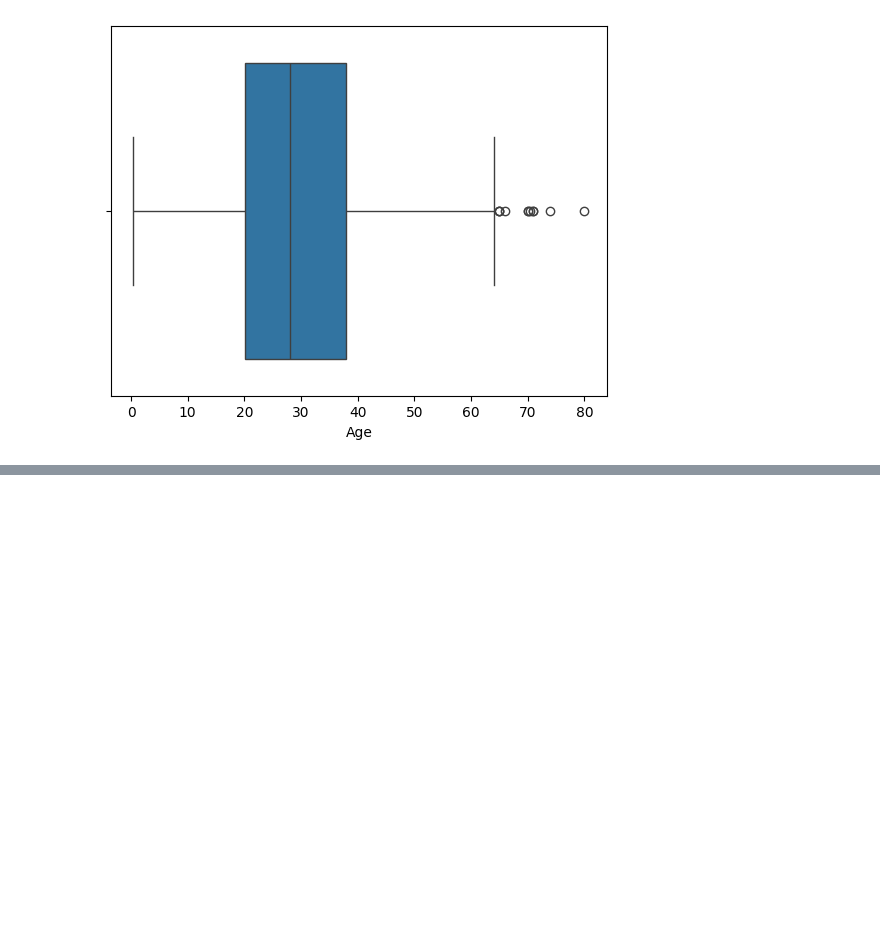
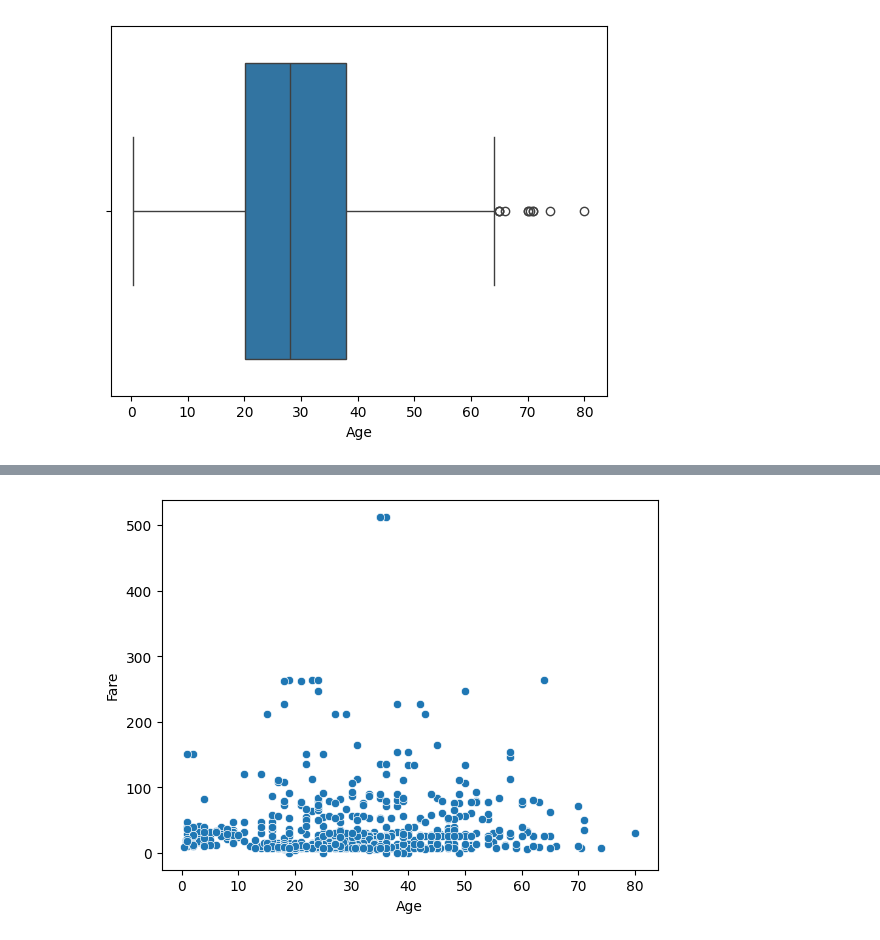
Before and after one commit to Roottoaccess/Semister2_ALL_important_concepts, a Jupyter notebook: AI and ML/data_ingestion.ipynb, the cells around one changed output, grey strips where cells are left out. Cells and saved outputs as stored; diff of their text form; code cells hidden in the pictures; blank space fills up the shorter version.

```diff
--- a/AI and ML/data_ingestion.ipynb
+++ b/AI and ML/data_ingestion.ipynb
@@ -707,0 +765,6 @@ plt.show()
+# %%
+# Bivariate Analysis (Numerical vs numerical)
+sns.scatterplot(x='Age',y='Fare',data=ls)
+plt.show() # When x is incresing then y value is also increasing.......... x and y relation....
+# %% [output]
+[figure, added]
```
Also changed, not shown: parts of 17 cells of this notebook.
